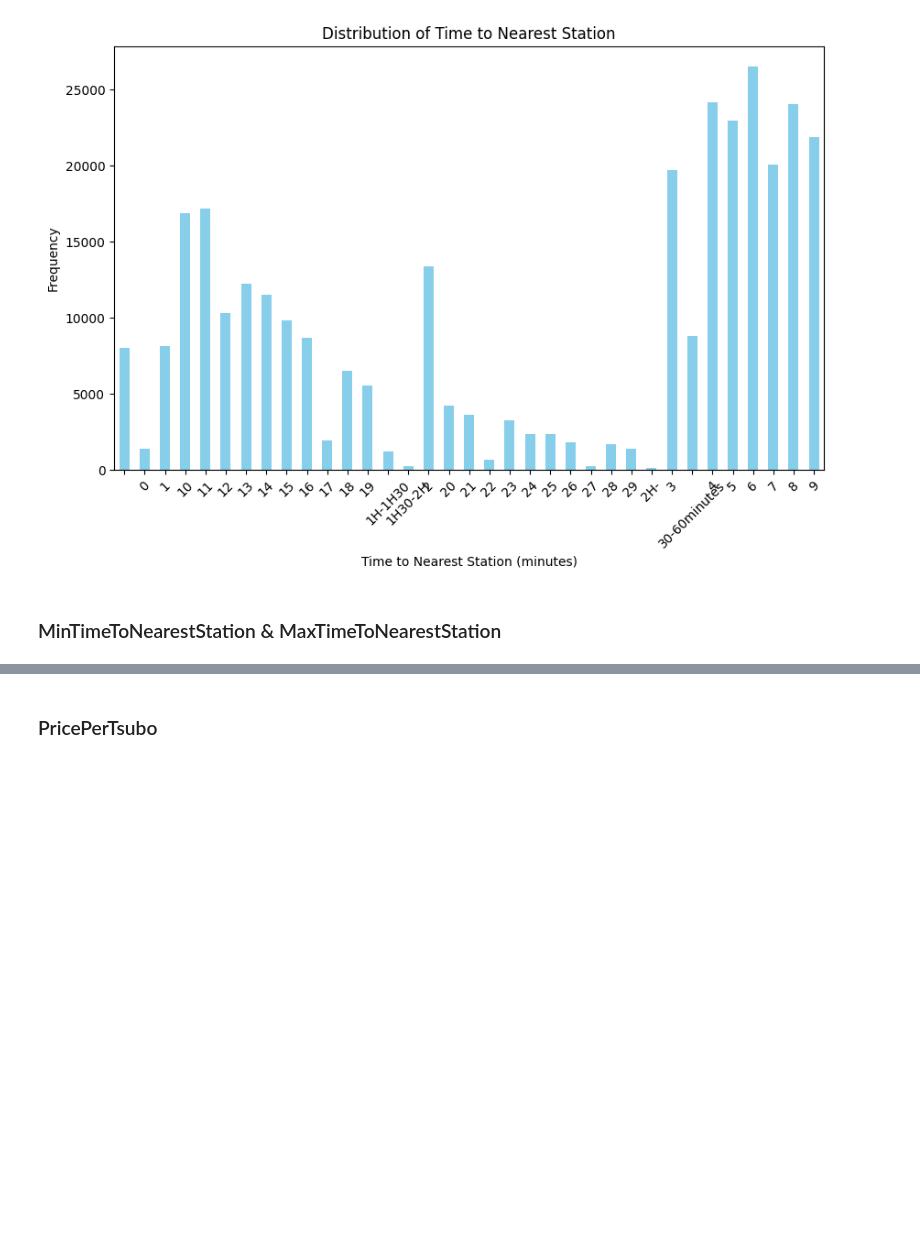
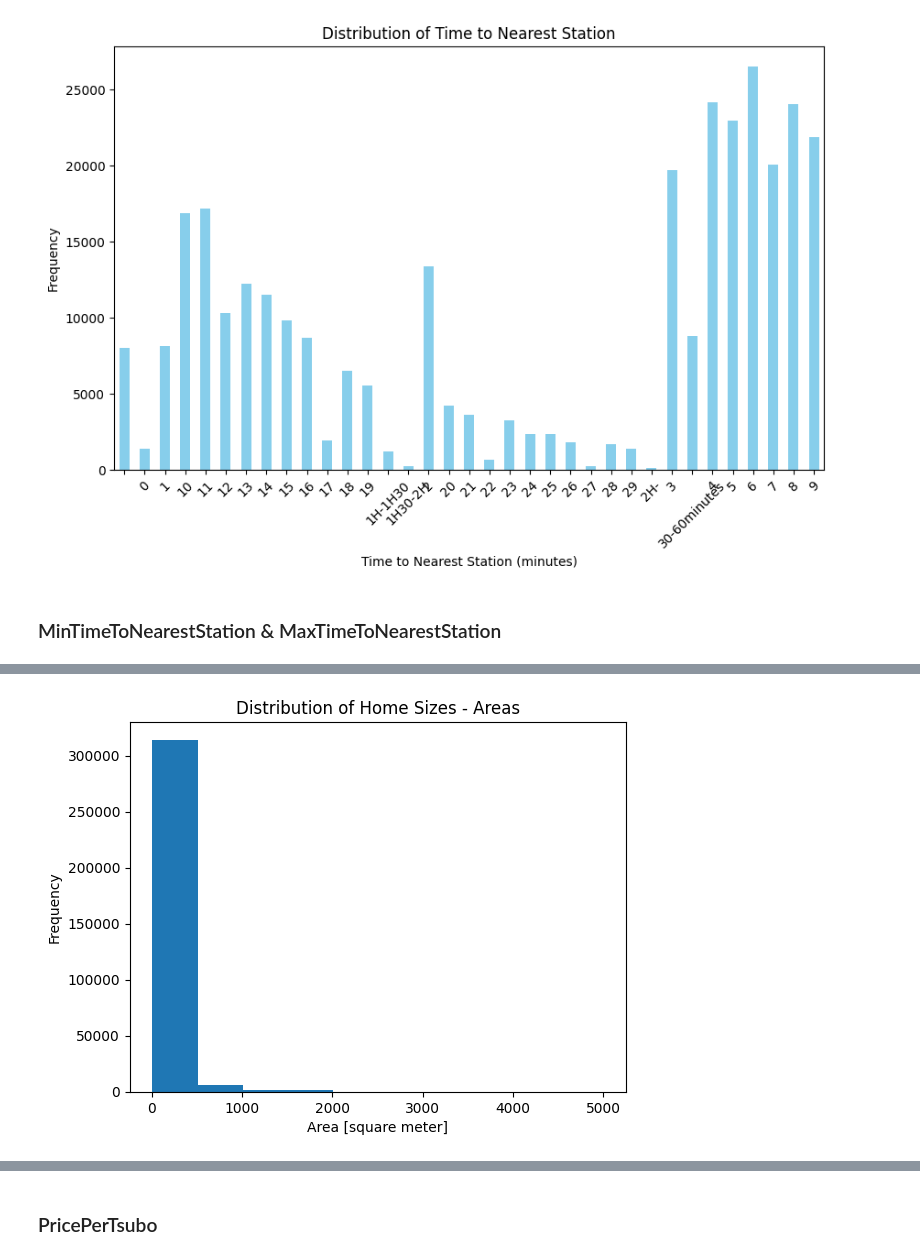
Before and after one commit to JonatasV/desafio-paipe, a Jupyter notebook: paipe_case.ipynb, the cells around one changed output, grey strips where cells are left out. Cells and saved outputs as stored; diff of their text form; code cells hidden in the pictures; blank space fills up the shorter version.

```diff
--- a/paipe_case.ipynb
+++ b/paipe_case.ipynb
@@ -97,7 +112,7 @@ tipo_variaveis = {
     "LandShape": "str",
     "Frontage": "float",
     "FrontageIsGreaterFlag": "bool",
-    "TotalFloorArea": "int",
+    "TotalFloorArea": "float",
     "TotalFloorAreaIsGreaterFlag": "int",
     "BuildingYear": "int",
     "PrewarBuilding": "int",
@@ -205,5 +220,4 @@ Potential Residential Area       403
 Name: count, dtype: Int64
 # %%
 # substituir valores vazios ("") por "Mixed Area"
-df_treino['Mixed Area'] = df_treino['Region'].replace("", "Mixed Area", inplace=True)
-df_treino['Region'].value_counts()
+df_treino['Region'] = df_treino['Region'].replace("", "Mixed Area")
@@ -242,10 +247,7 @@ df_treino['Prefecture']
 Name: Prefecture, Length: 322793, dtype: string
 # %%
 # Dropar a coluna 'Prefecture'
-#df_treino.drop(columns=['Prefecture'], inplace=True)
-
-# Verificar para garantir que a coluna foi removida
-#df_treino.head()
+df_treino.drop(columns=['Prefecture'], inplace=True)
 # %% [markdown]
 ### Municipality
 # %%
@@ -316 +339,5 @@ df_treino['MaxTimeToNearestStation'] = df_treino.apply(
+# %%
+# aqui temos um problema. uma amostra relevante não tem classificação.
+# como não há indícios para inferir o tipo da planta no imóvel, vou substituir por "Other"
+df_treino['FloorPlan'] = df_treino['FloorPlan'].replace("", "Other")
 # %% [markdown]
@@ -321,0 +359,7 @@ df_treino['MaxTimeToNearestStation'] = df_treino.apply(
+# %%
+plt.hist(df_treino['Area'])
+plt.xlabel('Area [square meter]')
+plt.ylabel('Frequency')
+plt.title('Distribution of Home Sizes - Areas');
+# %% [output]
+[figure, added]
```
Also changed, not shown: parts of 194 cells of this notebook.
